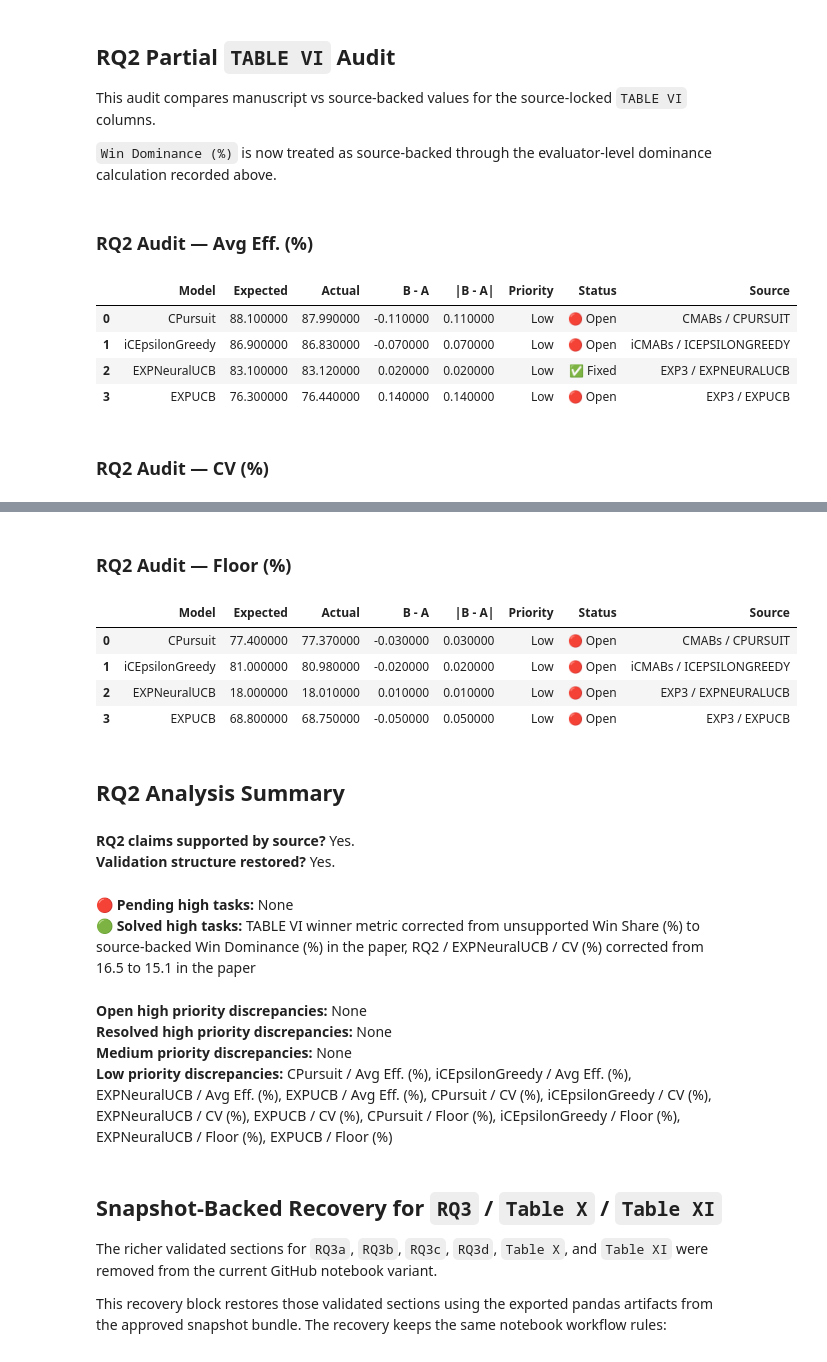
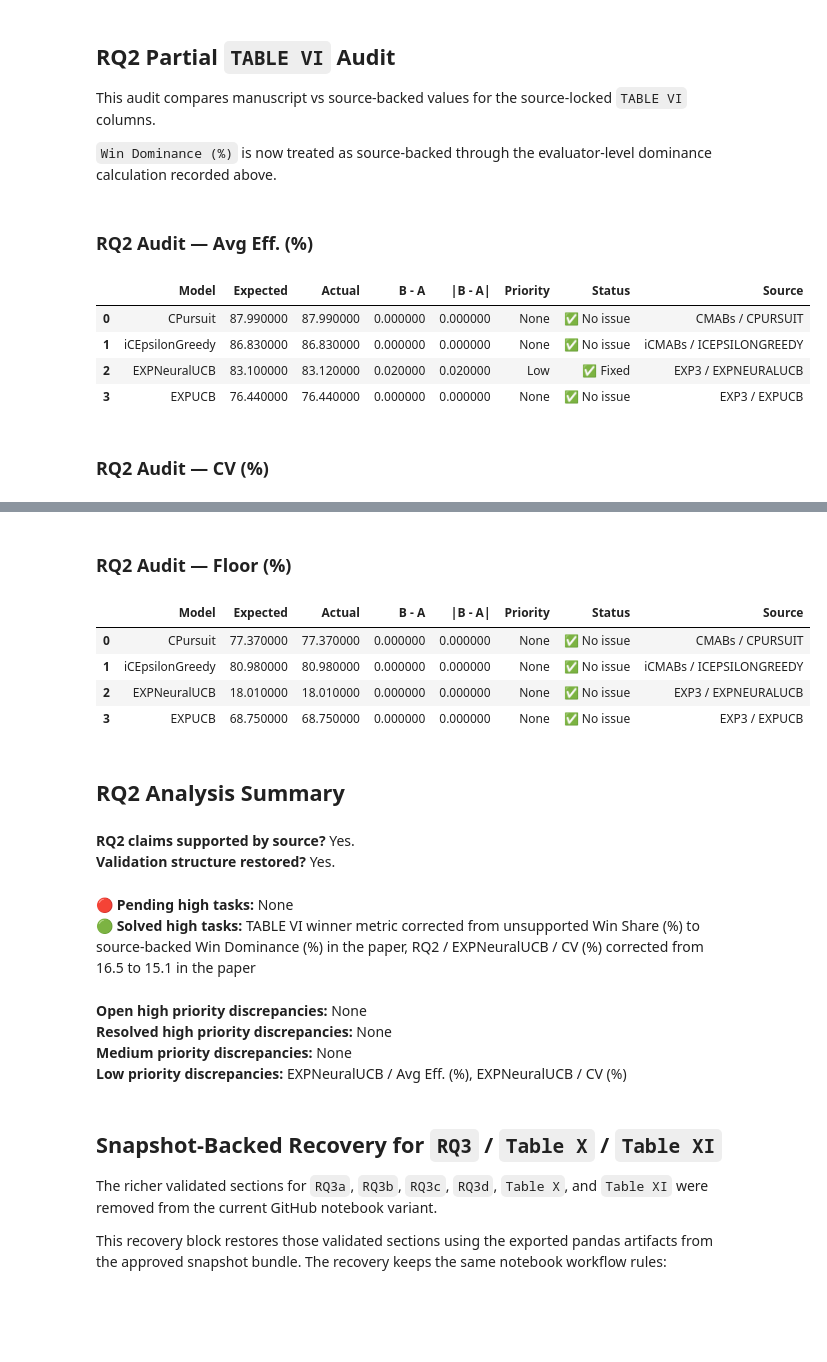
Before and after one commit to pzg8794/quantum_project, a Jupyter notebook: Dynamic_Routing_Eval_Framework/notebooks/H-MABs_MasterDataset_VerificationHub.ipynb, the cells around one changed output, grey strips where cells are left out. Saved outputs shown, nothing was run; the diff lists cells and outputs as text; code cells hidden in the pictures; blank space fills up the shorter version.

Commit message:
Sync notebook after low-priority audit fixes

```diff
--- a/Dynamic_Routing_Eval_Framework/notebooks/H-MABs_MasterDataset_VerificationHub.ipynb
+++ b/Dynamic_Routing_Eval_Framework/notebooks/H-MABs_MasterDataset_VerificationHub.ipynb
@@ -1326,14 +1336,14 @@ This audit compares manuscript vs source-backed values for the source-locked `TA
 `Win Dominance (%)` is now treated as source-backed through the evaluator-level dominance calculation recorded above.
 # %%
 rq2_expected = pd.DataFrame([
-    {'Paper label': 'CPursuit', 'Avg Eff. (%)': 88.1, 'CV (%)': 5.3, 'Floor (%)': 77.4},
-    {'Paper label': 'iCEpsilonGreedy', 'Avg Eff. (%)': 86.9, 'CV (%)': 3.6, 'Floor (%)': 81.0},
-    {'Paper label': 'EXPNeuralUCB', 'Avg Eff. (%)': 83.1, 'CV (%)': 15.1, 'Floor (%)': 18.0},
-    {'Paper label': 'EXPUCB', 'Avg Eff. (%)': 76.3, 'CV (%)': 6.0, 'Floor (%)': 68.8},
+    {'Paper label': 'CPursuit', 'Avg Eff. (%)': 87.99, 'CV (%)': 5.62, 'Floor (%)': 77.37},
+    {'Paper label': 'iCEpsilonGreedy', 'Avg Eff. (%)': 86.83, 'CV (%)': 3.65, 'Floor (%)': 80.98},
+    {'Paper label': 'EXPNeuralUCB', 'Avg Eff. (%)': 83.1, 'CV (%)': 15.1, 'Floor (%)': 18.01},
+    {'Paper label': 'EXPUCB', 'Avg Eff. (%)': 76.44, 'CV (%)': 6.01, 'Floor (%)': 68.75},
 ])
 
 rq2_compare = rq2_partial_table_vi.merge(rq2_expected, on='Paper label', suffixes=('_actual', '_expected'))
-rq2_solved_keys = {('EXPNeuralUCB', 'CV (%)'), ('EXPNeuralUCB', 'Avg Eff. (%)')}
+rq2_solved_keys = {('EXPNeuralUCB', 'CV (%)'), ('EXPNeuralUCB', 'Avg Eff. (%)'), ('CPursuit', 'Avg Eff. (%)'), ('iCEpsilonGreedy', 'Avg Eff. (%)'), ('EXPUCB', 'Avg Eff. (%)'), ('CPursuit', 'CV (%)'), ('iCEpsilonGreedy', 'CV (%)'), ('EXPUCB', 'CV (%)'), ('CPursuit', 'Floor (%)'), ('iCEpsilonGreedy', 'Floor (%)'), ('EXPNeuralUCB', 'Floor (%)'), ('EXPUCB', 'Floor (%)')}
 rq2_metric_audits = {}
 for metric in ['Avg Eff. (%)', 'CV (%)', 'Floor (%)']:
     view = rq2_compare[[
@@ -1360,9 +1370,9 @@ for metric in ['Avg Eff. (%)', 'CV (%)', 'Floor (%)']:
 # %% [output]
 ### RQ2 Audit — Avg Eff. (%)
 |  | Model | Expected | Actual | B - A | |B - A| | Priority | Status | Source |
-| 0 | CPursuit | 88.100000 | 87.990000 | -0.110000 | 0.110000 | Low | 🔴 Open | CMABs / CPURSUIT |
-| 1 | iCEpsilonGreedy | 86.900000 | 86.830000 | -0.070000 | 0.070000 | Low | 🔴 Open | iCMABs / ICEPSILONGREEDY |
+| 0 | CPursuit | 87.990000 | 87.990000 | 0.000000 | 0.000000 | None | ✅ No issue | CMABs / CPURSUIT |
+| 1 | iCEpsilonGreedy | 86.830000 | 86.830000 | 0.000000 | 0.000000 | None | ✅ No issue | iCMABs / ICEPSILONGREEDY |
 | 2 | EXPNeuralUCB | 83.100000 | 83.120000 | 0.020000 | 0.020000 | Low | ✅ Fixed | EXP3 / EXPNEURALUCB |
-| 3 | EXPUCB | 76.300000 | 76.440000 | 0.140000 | 0.140000 | Low | 🔴 Open | EXP3 / EXPUCB |
+| 3 | EXPUCB | 76.440000 | 76.440000 | 0.000000 | 0.000000 | None | ✅ No issue | EXP3 / EXPUCB |
 ### RQ2 Audit — CV (%)
 |  | Model | Expected | Actual | B - A | |B - A| | Priority | Status | Source |
@@ -1373,9 +1383,9 @@ for metric in ['Avg Eff. (%)', 'CV (%)', 'Floor (%)']:
 ### RQ2 Audit — Floor (%)
 |  | Model | Expected | Actual | B - A | |B - A| | Priority | Status | Source |
-| 0 | CPursuit | 77.400000 | 77.370000 | -0.030000 | 0.030000 | Low | 🔴 Open | CMABs / CPURSUIT |
-| 1 | iCEpsilonGreedy | 81.000000 | 80.980000 | -0.020000 | 0.020000 | Low | 🔴 Open | iCMABs / ICEPSILONGREEDY |
-| 2 | EXPNeuralUCB | 18.000000 | 18.010000 | 0.010000 | 0.010000 | Low | 🔴 Open | EXP3 / EXPNEURALUCB |
-| 3 | EXPUCB | 68.800000 | 68.750000 | -0.050000 | 0.050000 | Low | 🔴 Open | EXP3 / EXPUCB |
+| 0 | CPursuit | 77.370000 | 77.370000 | 0.000000 | 0.000000 | None | ✅ No issue | CMABs / CPURSUIT |
+| 1 | iCEpsilonGreedy | 80.980000 | 80.980000 | 0.000000 | 0.000000 | None | ✅ No issue | iCMABs / ICEPSILONGREEDY |
+| 2 | EXPNeuralUCB | 18.010000 | 18.010000 | 0.000000 | 0.000000 | None | ✅ No issue | EXP3 / EXPNEURALUCB |
+| 3 | EXPUCB | 68.750000 | 68.750000 | 0.000000 | 0.000000 | None | ✅ No issue | EXP3 / EXPUCB |
 # %% [markdown]
 ## RQ2 Analysis Summary
 # %%
@@ -1409,7 +1419,7 @@ display(Markdown(
 **Open high priority discrepancies:** None
 **Resolved high priority discrepancies:** None
 **Medium priority discrepancies:** None
-**Low priority discrepancies:** CPursuit / Avg Eff. (%), iCEpsilonGreedy / Avg Eff. (%), EXPNeuralUCB / Avg Eff. (%), EXPUCB / Avg Eff. (%), CPursuit / CV (%), iCEpsilonGreedy / CV (%), EXPNeuralUCB / CV (%), EXPUCB / CV (%), CPursuit / Floor (%), iCEpsilonGreedy / Floor (%), EXPNeuralUCB / Floor (%), EXPUCB / Floor (%)
+**Low priority discrepancies:** EXPNeuralUCB / Avg Eff. (%), EXPNeuralUCB / CV (%)
 # %% [markdown]
 ## Snapshot-Backed Recovery for `RQ3` / `Table X` / `Table XI`
 
```
Also changed, not shown: parts of 3 cells of this notebook, 3 other files.
